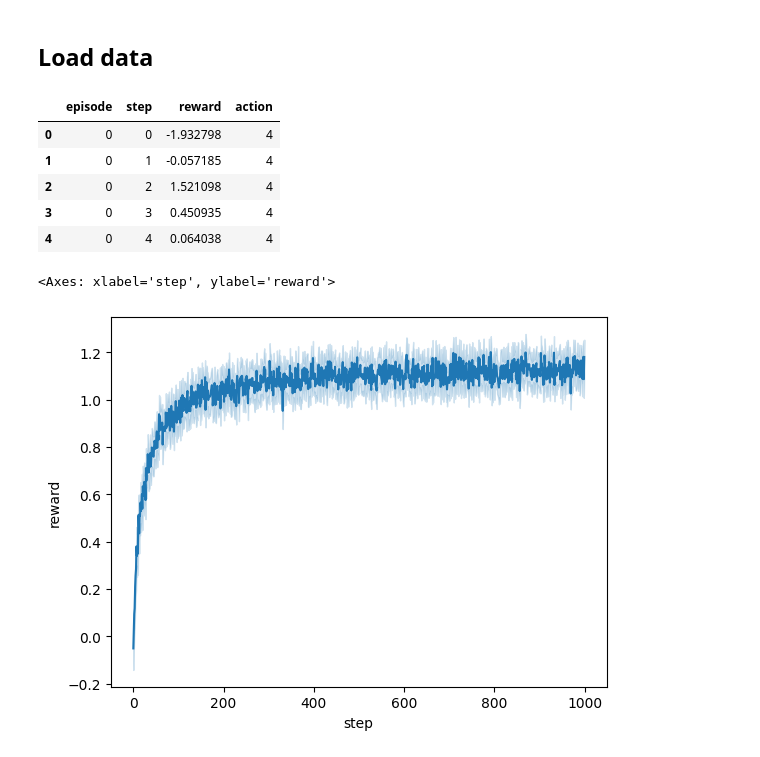
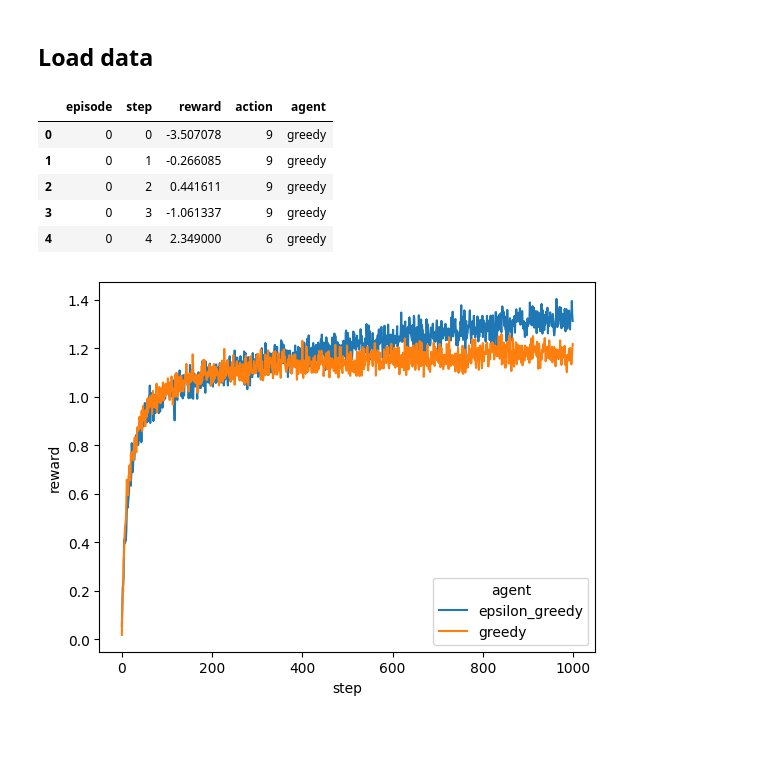
Before and after one commit to adri-morales/bandit, a Jupyter notebook: notebooks/analysis.ipynb, the cells around one changed output. Drawn from its saved outputs; the diff is of its cells as text; code cells hidden in the pictures.

Commit message:
Load all csv in results
also plot the mean of the episodes as it was taking too much time

```diff
--- a/notebooks/analysis.ipynb
+++ b/notebooks/analysis.ipynb
@@ -12,18 +13,25 @@ import pandas as pd
 # %% [markdown]
 ## Load data
-# %%
-df = pd.read_csv('../data/results/history.csv', index_col=0)
+# %%
+df_list = []
+for history in glob('../data/results/*.csv'):
+    df = pd.read_csv(history, index_col=0)
+    df_list.append(df)
+# %%
+df = pd.concat(df_list)
 # %%
 df.head()
 # %% [output]
-|  | episode | step | reward | action |
-| 0 | 0 | 0 | -1.932798 | 4 |
-| 1 | 0 | 1 | -0.057185 | 4 |
-| 2 | 0 | 2 | 1.521098 | 4 |
-| 3 | 0 | 3 | 0.450935 | 4 |
-| 4 | 0 | 4 | 0.064038 | 4 |
+|  | episode | step | reward | action | agent |
+| 0 | 0 | 0 | -3.507078 | 9 | greedy |
+| 1 | 0 | 1 | -0.266085 | 9 | greedy |
+| 2 | 0 | 2 | 0.441611 | 9 | greedy |
+| 3 | 0 | 3 | -1.061337 | 9 | greedy |
+| 4 | 0 | 4 | 2.349000 | 6 | greedy |
+# %%
+df = pd.DataFrame(df.groupby(['step', 'agent']).reward.mean()).reset_index()
 # %%
-sns.lineplot(data=df, x='step', y='reward')
+sns.lineplot(data=df, x='step', y='reward', hue='agent')
+plt.show()
 # %% [output]
-<Axes: xlabel='step', ylabel='reward'>
-[figure, old version]
+[figure, new version]
```
Also changed, not shown: parts of 1 cell of this notebook.
